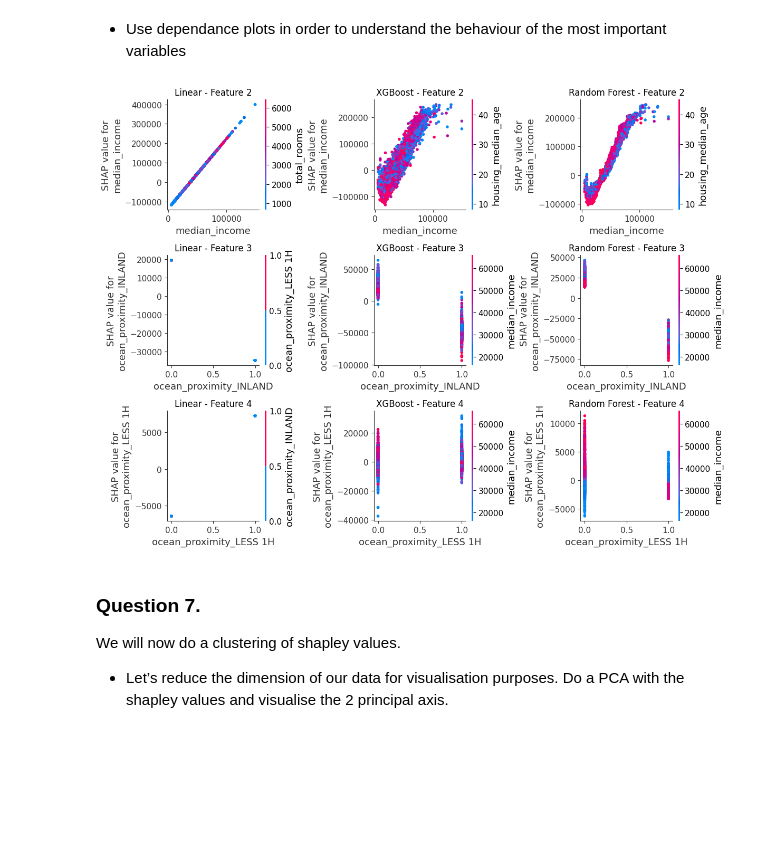
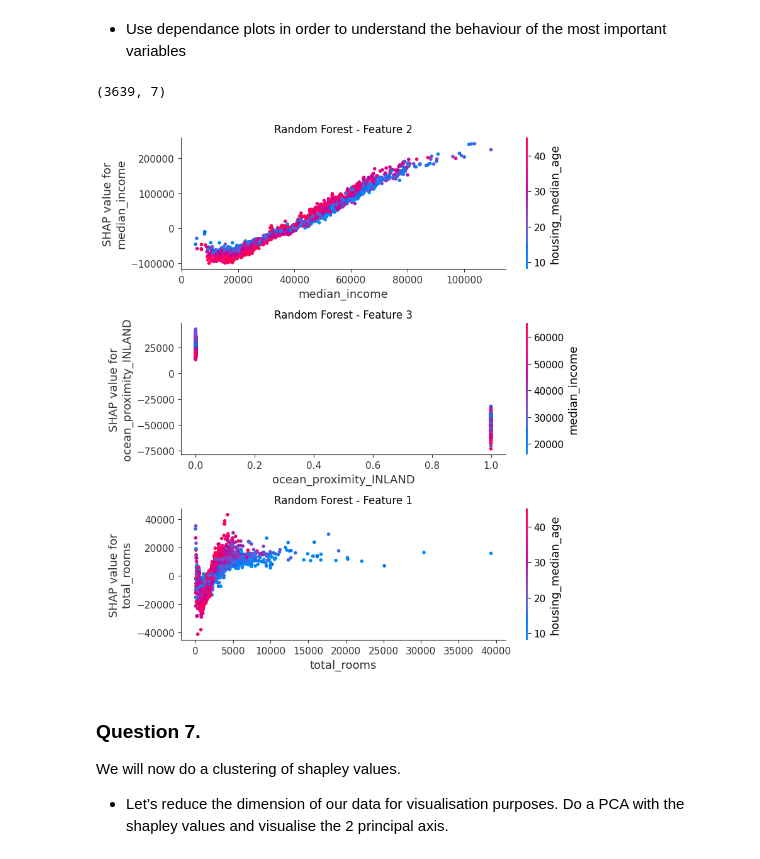
Before and after one commit to BastienCH08/explainabilityAI-tutorial4, a Jupyter notebook: notebook_CHEREL.ipynb, the cells around one changed output. Drawn from its saved outputs; the diff is of its cells as text; code cells hidden in the pictures; blank space fills up the shorter version.

```diff
--- a/notebook_CHEREL.ipynb
+++ b/notebook_CHEREL.ipynb
@@ -378,8 +331,8 @@ import shap
 shap.initjs()
 
 rf_explainer = shap.TreeExplainer(random_forest_model)
-shap_values = rf_explainer.shap_values(X_test)
+rf_shap_values = rf_explainer.shap_values(X_test)
 
-shap.force_plot(rf_explainer.expected_value, shap_values[0,:], X_test.iloc[0,:])
+# shap.force_plot(rf_explainer.expected_value, rf_shap_values[0,:], X_test.iloc[0,:])
 # %% [output]
 [interactive output not drawn]
@@ -395,6 +347,5 @@ shap.summary_plot(shap_values, X_test)
 # %%
 sample_indices = [0, 1, 2]
-rf_shap_values = rf_explainer.shap_values(X_train)
 
 for i, idx in enumerate(sample_indices):
     print("Sample:", idx)
@@ -416,11 +364,0 @@ XGBOOST PART
-# %%
-import shap
-sample_indices = [0, 1, 2]  # Select a few samples for visualization
-xgb_explainer = shap.TreeExplainer(xgb_model)
-
-xgb_shap_values = xgb_explainer.shap_values(X_train)
-
-for i, idx in enumerate(sample_indices):
-    shap.force_plot(xgb_explainer.expected_value, xgb_shap_values[idx], features=X_test.iloc[idx], feature_names=X_train.columns,matplotlib=True,show=False)
-    plt.tight_layout()
-plt.show()
@@ -475,35 +409,29 @@ plt.show()
 [figure]
 # %% [markdown]
 * Use dependance plots in order to understand the behaviour of the most important variables
+# %%
+rf_shap_values.shape
+# %% [output]
+(3639, 7)
 # %%
 # Get the indices of the most important features based on SHAP values
-top_features_indices = np.argsort(np.abs(linear_shap_values).mean(0))[::-1][:3]  # Select top 3 features
+top_features_indices = np.argsort(np.abs(rf_shap_values).mean(0))[::-1][:3]  # Select top 3 features
 
 # Number of top features to display
 num_top_features = len(top_features_indices)
 
 # Create subplots
-fig, axs = plt.subplots(num_top_features, 3, figsize=(12, num_top_features * 3))
+fig, axs = plt.subplots(num_top_features, 1, figsize=(8, num_top_features * 3))
 
 # Plot dependency plots for the most important features
 for i, feature_idx in enumerate(top_features_indices):
-    # Plot for Random Forest
-    shap.dependence_plot(feature_idx, linear_shap_values, X_train, feature_names=X_train.columns, ax=axs[i, 0], show = False)
-    axs[i, 0].set_title(f"Linear - Feature {feature_idx}")
-
-    # Plot for XGBoost
-    shap.dependence_plot(feature_idx, xgb_shap_values, X_train, feature_names=X_train.columns, ax=axs[i, 1], show = False)
-    axs[i, 1].set_title(f"XGBoost - Feature {feature_idx}")
-
-
-    # Plot for XGBoost
-    shap.dependence_plot(feature_idx, rf_shap_values, X_train, feature_names=X_train.columns, ax=axs[i, 2], show = False)
-    axs[i, 2].set_title(f"Random Forest - Feature {feature_idx}")
+    shap.dependence_plot(feature_idx, rf_shap_values, X_test, feature_names=X_test.columns, ax=axs[i], show = False)
+    axs[i].set_title(f"Random Forest - Feature {feature_idx}")
 
 plt.tight_layout()
 plt.show()
 # %% [output]
-[figure, old version]
+[figure, new version]
 # %% [markdown]
 ### Question 7.
 We will now do a clustering of shapley values.
```
Also changed, not shown: parts of 23 cells of this notebook, 1 other file.
